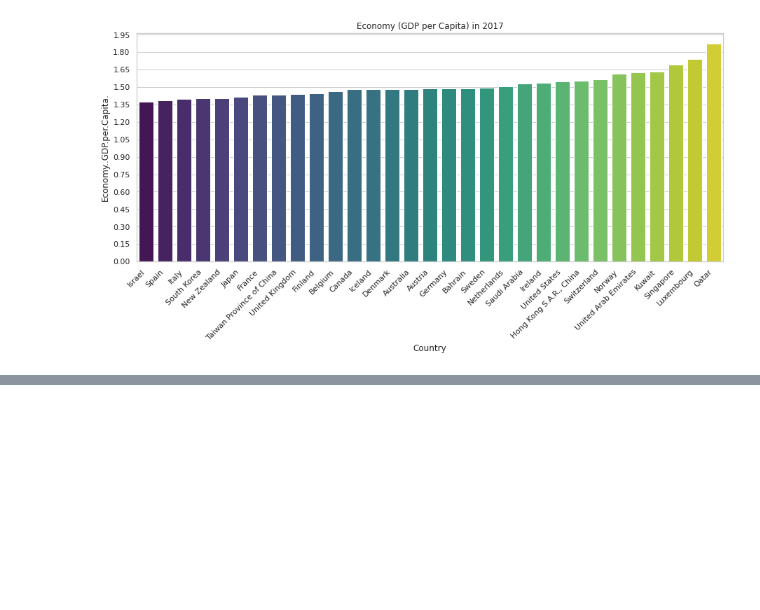
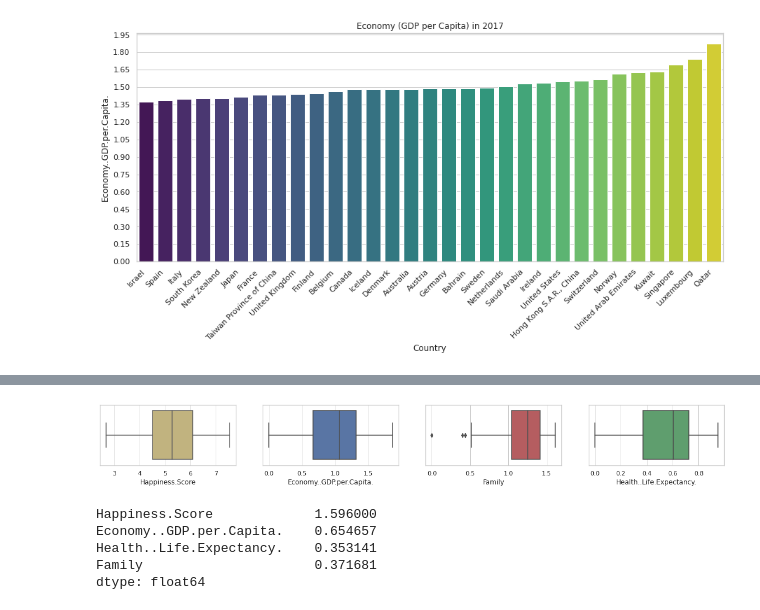
Before and after one commit to ArminD93/WorldHappinessReport, a Jupyter notebook: WorldHappinessReport_2017.ipynb, the cells around one changed output, grey strips where cells are left out. Drawn from its saved outputs; the diff is of its cells as text; code cells hidden in the pictures; blank space fills up the shorter version.

```diff
--- a/WorldHappinessReport_2017.ipynb
+++ b/WorldHappinessReport_2017.ipynb
@@ -131,0 +147,30 @@ plt.show()
+# %%
+fig, axes = plt.subplots(1,4, figsize=(20,2))
+
+sns.boxplot(  x="Happiness.Score", data=happiness2017, ax=axes[0], color='y')
+sns.boxplot(  x="Economy..GDP.per.Capita.", data=happiness2017, ax=axes[1], color='b')
+sns.boxplot(  x="Family", data=happiness2017, ax=axes[2], color='r')
+sns.boxplot(  x="Health..Life.Expectancy.", data=happiness2017, ax=axes[3], color='g')
+plt.show()
+# %% [output]
+[figure, added]
+# %%
+colNames = ['Happiness.Score','Economy..GDP.per.Capita.', 'Health..Life.Expectancy.', 'Family']
+
+# wyznaczamy dolną część pudełka (lewa część)
+Q1 = happiness2017[colNames].quantile(0.25)
+
+# wyznaczamy górną część pudełka (prawa część)
+Q3 =  happiness2017[colNames].quantile(0.75)
+
+# IQR - rozstęp kwartylowy
+# Dla każdej właściwości wyznaczona wartość tolerancji,
+# która określa jak mocno można odstawać od środka danych.
+IQR = Q3 - Q1
+IQR
+# %% [output]
+Happiness.Score             1.596000
+Economy..GDP.per.Capita.    0.654657
+Health..Life.Expectancy.    0.353141
+Family                      0.371681
+dtype: float64
```
Also changed, not shown: parts of 13 cells of this notebook.
